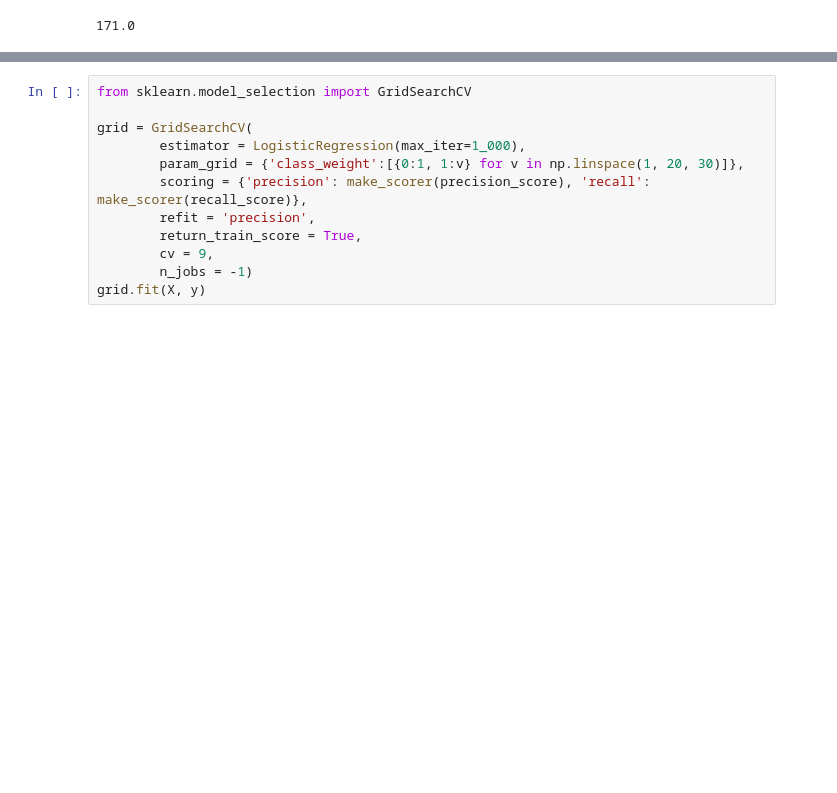
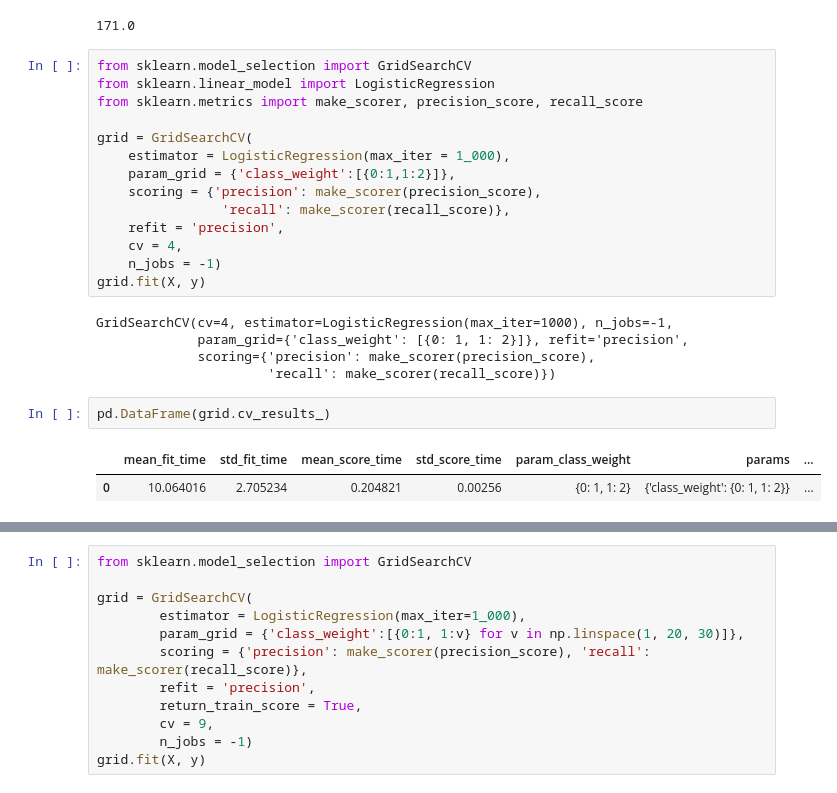
Before and after one commit to olgaklischuk/python-cource, a Jupyter notebook: scikit-learn/scikit-metrics/scikit-metrics2.ipynb, the cells around one changed output, grey strips where cells are left out. Cells and saved outputs as stored; diff of their text form; blank space fills up the shorter version.

```diff
--- a/scikit-learn/scikit-metrics/scikit-metrics2.ipynb
+++ b/scikit-learn/scikit-metrics/scikit-metrics2.ipynb
@@ -65,3 +59,27 @@ mod = LogisticRegression(class_weight={0: 1, 1: 2}, max_iter=1000)
 mod.fit(X, y).predict(X).sum()
 # %% [output]
 171.0
+# %%
+from sklearn.model_selection import GridSearchCV
+from sklearn.linear_model import LogisticRegression
+from sklearn.metrics import make_scorer, precision_score, recall_score
+
+grid = GridSearchCV(
+    estimator = LogisticRegression(max_iter = 1_000),
+    param_grid = {'class_weight':[{0:1,1:2}]},
+    scoring = {'precision': make_scorer(precision_score),
+                'recall': make_scorer(recall_score)},
+    refit = 'precision',
+    cv = 4,
+    n_jobs = -1)
+grid.fit(X, y)
+# %% [output]
+GridSearchCV(cv=4, estimator=LogisticRegression(max_iter=1000), n_jobs=-1,
+             param_grid={'class_weight': [{0: 1, 1: 2}]}, refit='precision',
+             scoring={'precision': make_scorer(precision_score),
+                      'recall': make_scorer(recall_score)})
+# %%
+pd.DataFrame(grid.cv_results_)
+# %% [output]
+|  | mean_fit_time | std_fit_time | mean_score_time | std_score_time | param_class_weight | params | ... |
+| 0 | 10.064016 | 2.705234 | 0.204821 | 0.00256 | {0: 1, 1: 2} | {'class_weight': {0: 1, 1: 2}} | ... |
```
Also changed, not shown: parts of 8 cells of this notebook.
